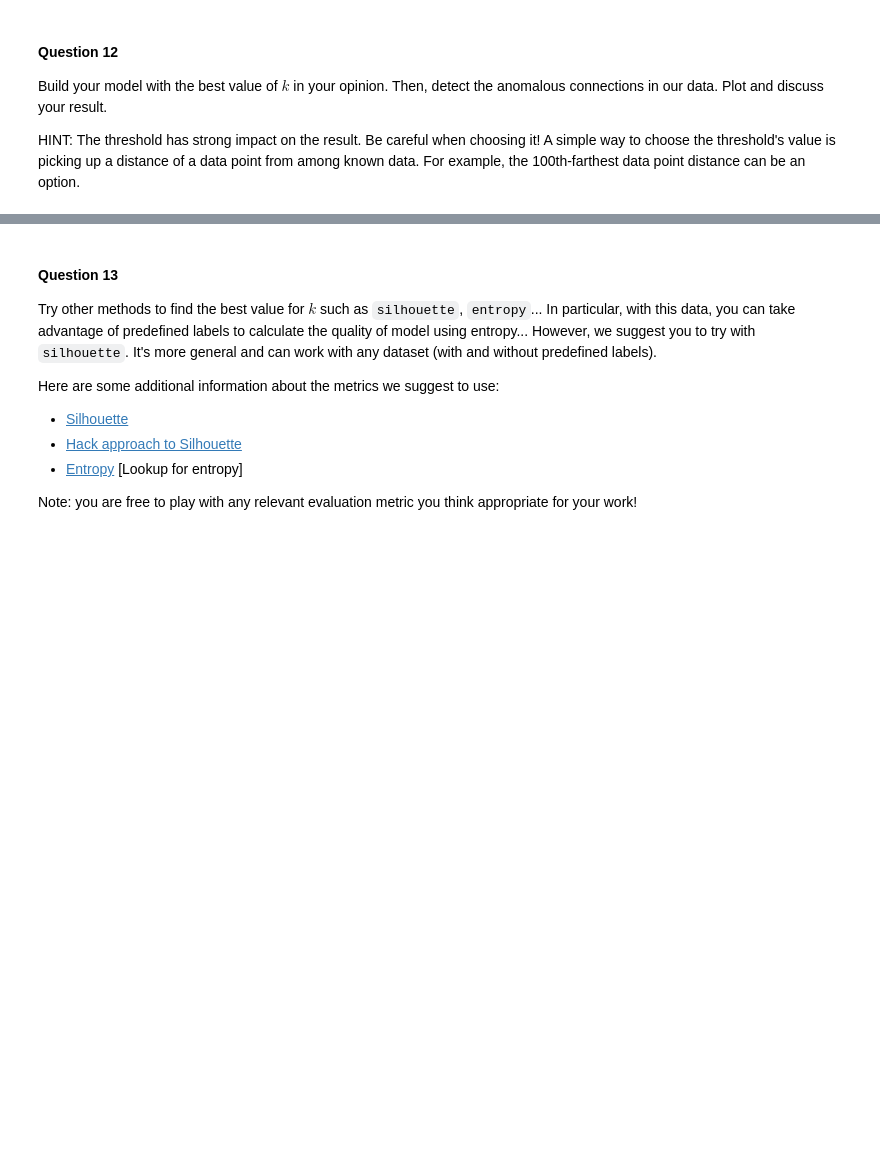
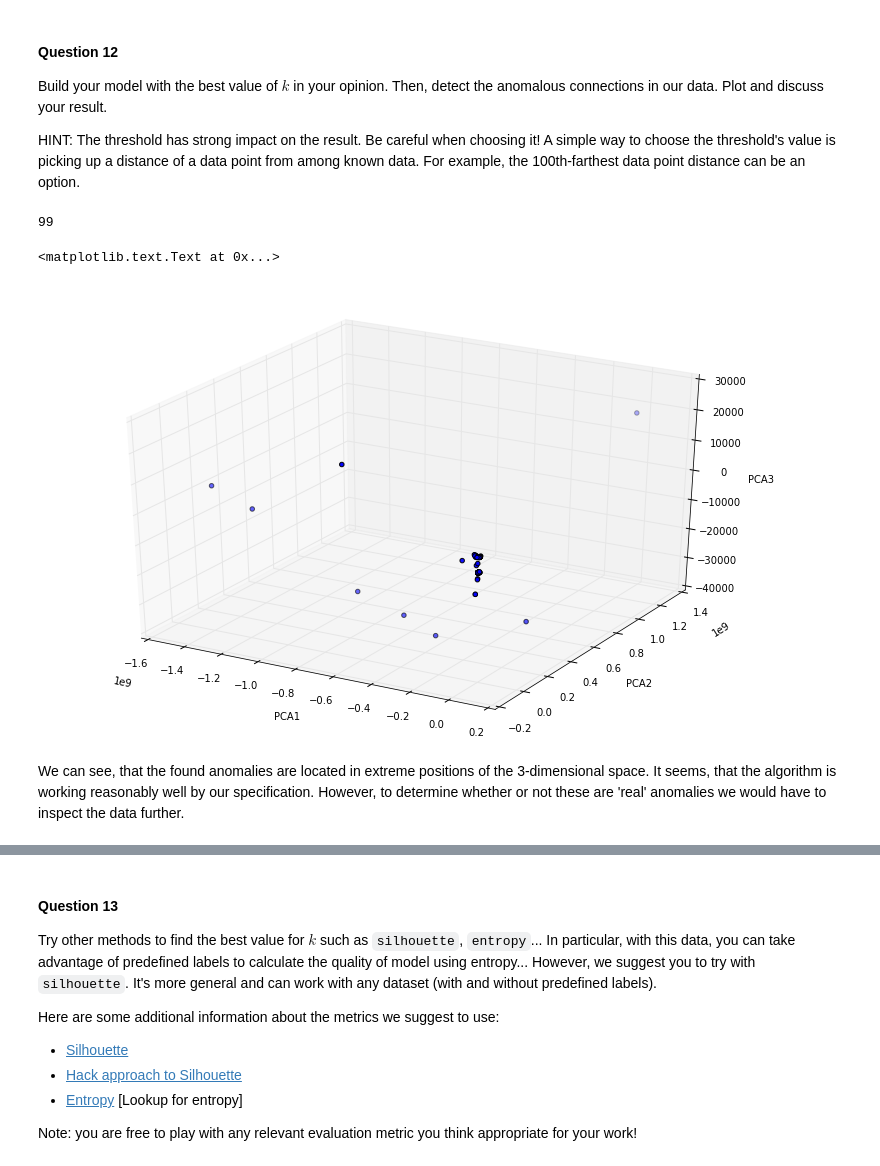
Before and after one commit to adriculteur/Algorithmic-Machine-Learning, a Jupyter notebook: Notebooks/[Lecture 10+11] Anomaly Detection in Network Traffic with K-means clustering.ipynb, the cells around one changed output, grey strips where cells are left out. Saved outputs shown, nothing was run; the diff lists cells and outputs as text; code cells hidden in the pictures; blank space fills up the shorter version.

```diff
--- a/Notebooks/[Lecture 10+11] Anomaly Detection in Network Traffic with K-means clustering.ipynb
+++ b/Notebooks/[Lecture 10+11] Anomaly Detection in Network Traffic with K-means clustering.ipynb
@@ -918,3 +907,44 @@ HINT: The threshold has strong impact on the result. Be careful when choosing it
+# %%
+bcClusters = sc.broadcast(clusters)
+farthest100 = data.map(lambda point: error(bcClusters.value, point)).takeOrdered(100, key = lambda error: -error)
+threshold = farthest100[-1]
+# %%
+def isAnomalous(clusters, point, threshold):
+    return error(clusters, point) > threshold
+
+#assignedCenters = data.map(lambda l: (clusters.predict(l), error(clusters, l))).cache()
+#groupedByCenter = assignedCenters.groupByKey()
+# %%
+bcThreshold = sc.broadcast(threshold)
+anomalous = data.filter(lambda point: isAnomalous(bcClusters.value, point, bcThreshold.value))
+#anomalous = data.filter(lambda point: np.random.randint(0,2) == 1)
+# %%
+anomalous.count()
+# %% [output]
+99
+# %%
+vectorData = data.map(Vectors.dense)
+PCAModel = PCAmllib(3).fit(vectorData)
+# %%
+transformed = PCAModel.transform(anomalous.map(Vectors.dense))
+
+# Create a pandas DF from our tranformed samples
+df = transformed.map(lambda v: PCARow(float(v[0]), float(v[1]), float(v[2]))).toDF()
+pdf = df.toPandas()
+
+# Plot PCA transformed samples with using label colors
+fig = plt.figure(1, figsize=(13, 8)).gca(projection='3d')
+fig.scatter(pdf.PCA1, pdf.PCA2, pdf.PCA3)
+fig.set_xlabel('PCA1')
+fig.set_ylabel('PCA2')
+fig.set_zlabel('PCA3')
+# %% [output]
+<matplotlib.text.Text at 0x...>
+[figure, added]
+# %% [markdown]
+<div class='comment'>
+We can see, that the found anomalies are located in extreme positions of the 3-dimensional space. It seems, that the algorithm is working reasonably well by our specification. However, to determine whether or not these are 'real' anomalies we would have to inspect the data further.
+</div>
 # %% [markdown]
 ![](https://farm2.staticflickr.com/1604/24934700445_833f0a5649_t.jpg)
 # %% [markdown]
```
Also changed, not shown: parts of 33 cells of this notebook.
